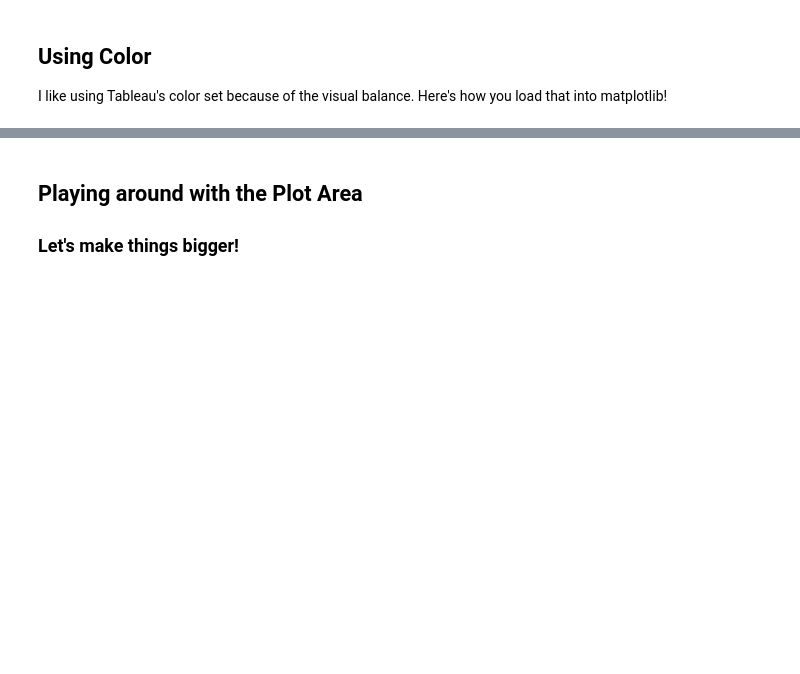
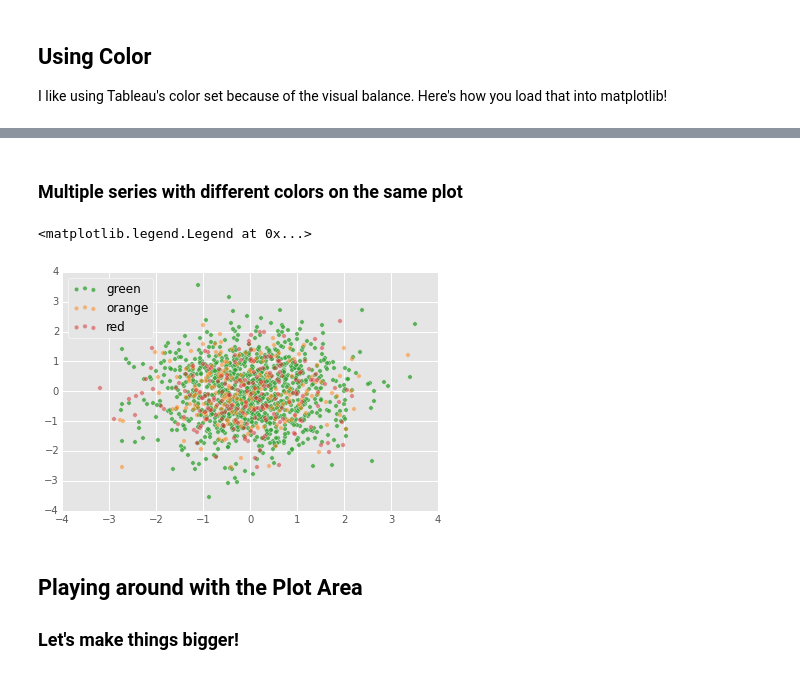
Before and after one commit to stefsy/matplotlib-charts, a Jupyter notebook: PythonPH September 2015 - Charts in MPL.ipynb, the cells around one changed output, grey strips where cells are left out. Drawn from its saved outputs; the diff is of its cells as text; code cells hidden in the pictures; blank space fills up the shorter version.

```diff
--- a/PythonPH September 2015 - Charts in MPL.ipynb
+++ b/PythonPH September 2015 - Charts in MPL.ipynb
@@ -100,3 +100,13 @@ plt.scatter(ax, ay, c=tableau20, alpha=0.5)
+# %% [markdown]
+### Multiple series with different colors on the same plot
+# %%
+plt.scatter(np.random.randn(1000), np.random.randn(1000), c=tableau20[4], alpha=0.75, label="green")
+plt.scatter(np.random.randn(200), np.random.randn(200), c=tableau20[2], alpha=0.5, label="orange")
+plt.scatter(np.random.randn(200), np.random.randn(200), c=tableau20[6], alpha=0.5, label="red")
+plt.legend(loc='upper left', frameon=True)
+# %% [output]
+<matplotlib.legend.Legend at 0x...>
+[figure, added]
 # %% [markdown]
 ## Playing around with the Plot Area
 
```
Also changed, not shown: parts of 7 cells of this notebook.
